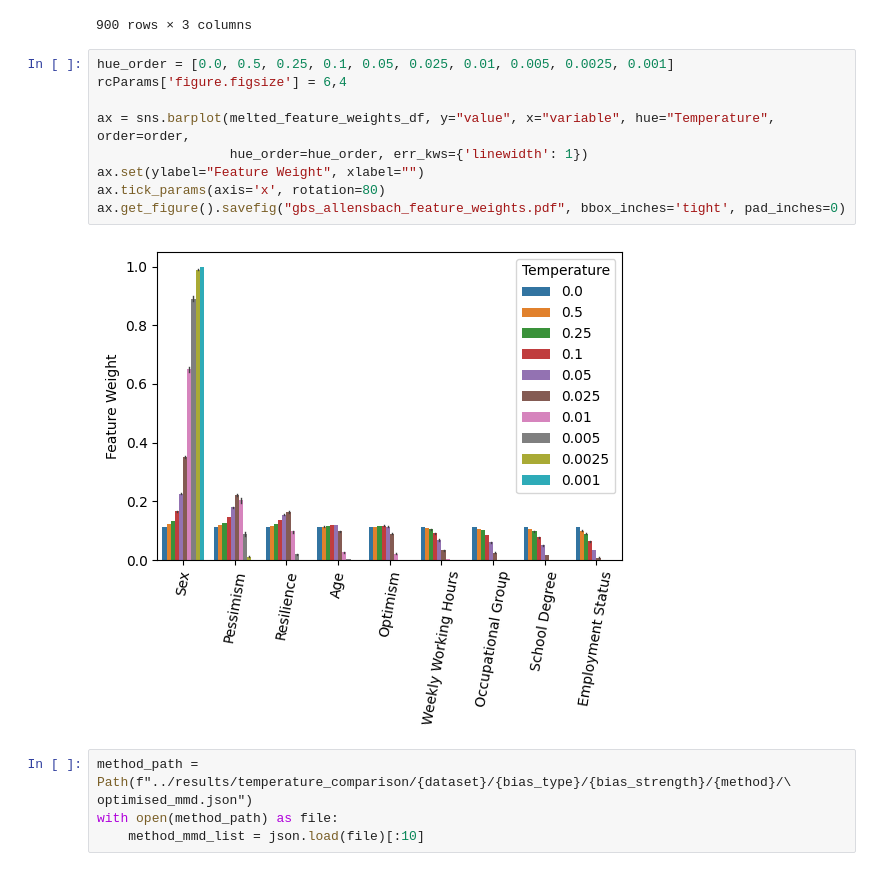
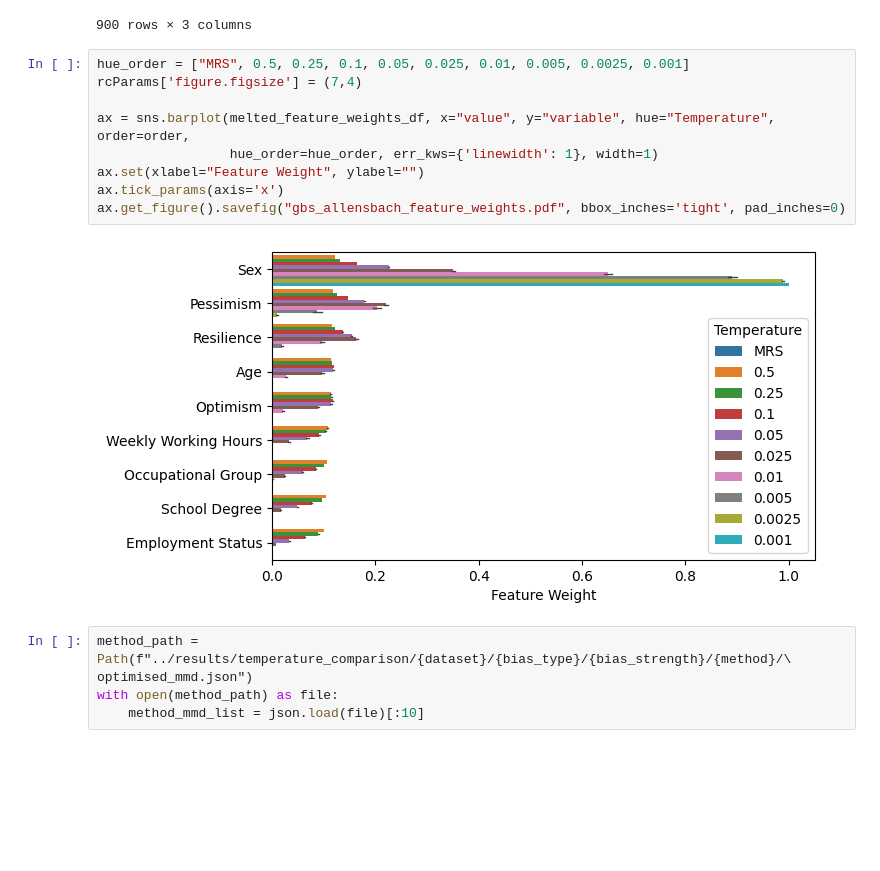
Before and after one commit to thauptmann/FeatureWeightDebiasing, a Jupyter notebook: notebooks/feature_importance_comparison.ipynb, the cells around one changed output. Drawn from its saved outputs; the diff is of its cells as text; blank space fills up the shorter version.

```diff
--- a/notebooks/feature_importance_comparison.ipynb
+++ b/notebooks/feature_importance_comparison.ipynb
@@ -81,16 +81,16 @@ melted_feature_weights_df
 | 899 | 0.0010 | Resilience | 1.558250e-08 |
 900 rows × 3 columns
 # %%
-hue_order = [0.0, 0.5, 0.25, 0.1, 0.05, 0.025, 0.01, 0.005, 0.0025, 0.001]
-rcParams['figure.figsize'] = 6,4
+hue_order = ["MRS", 0.5, 0.25, 0.1, 0.05, 0.025, 0.01, 0.005, 0.0025, 0.001]
+rcParams['figure.figsize'] = (7,4)
 
-ax = sns.barplot(melted_feature_weights_df, y="value", x="variable", hue="Temperature", order=order,
-                 hue_order=hue_order, err_kws={'linewidth': 1})
-ax.set(ylabel="Feature Weight", xlabel="")
-ax.tick_params(axis='x', rotation=80)
+ax = sns.barplot(melted_feature_weights_df, x="value", y="variable", hue="Temperature", order=order,
+                 hue_order=hue_order, err_kws={'linewidth': 1}, width=1)
+ax.set(xlabel="Feature Weight", ylabel="")
+ax.tick_params(axis='x')
 ax.get_figure().savefig("gbs_allensbach_feature_weights.pdf", bbox_inches='tight', pad_inches=0)
 # %% [output]
-[figure, old version]
+[figure, new version]
 # %%
 method_path = Path(f"../results/temperature_comparison/{dataset}/{bias_type}/{bias_strength}/{method}/\
 optimised_mmd.json")
```
Also changed, not shown: 4 other files.
